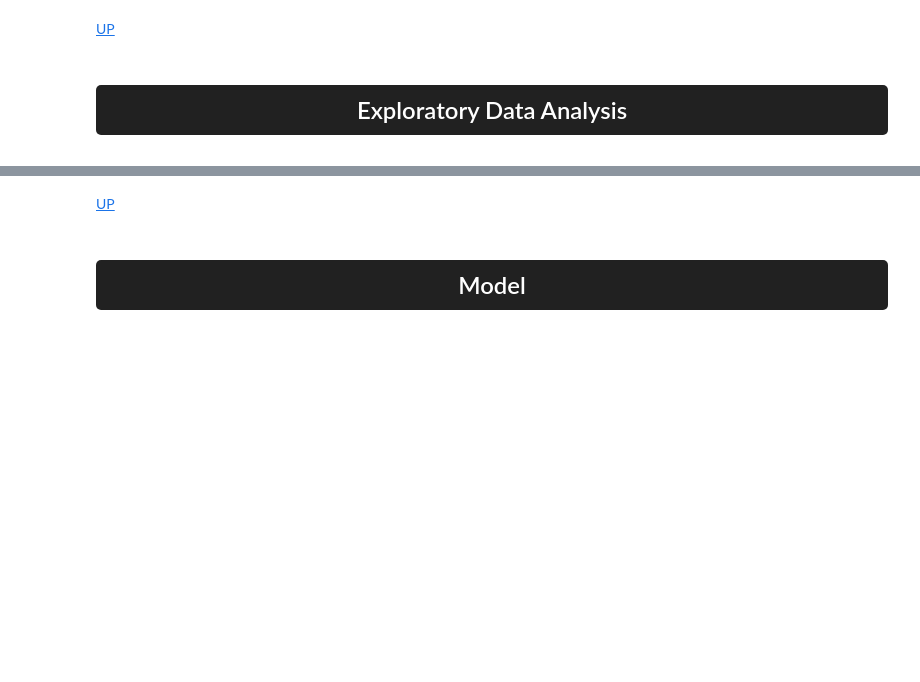
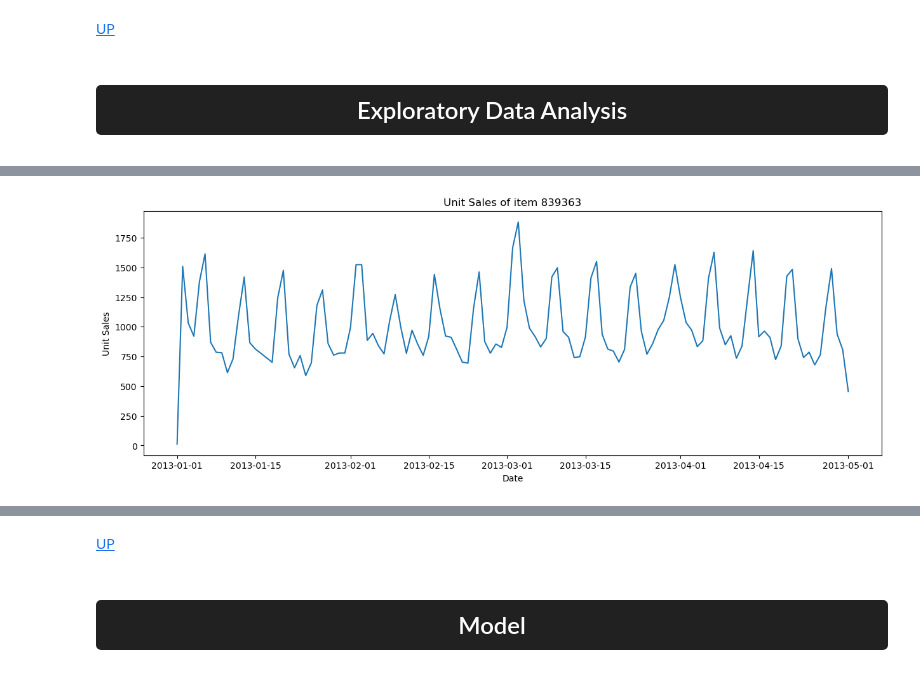
Before and after one commit to leopoldgerber/machine-learning-projects, a Jupyter notebook: time series - AR MA ARIMA.ipynb, the cells around one changed output, grey strips where cells are left out. Cells and saved outputs as stored; diff of their text form; code cells hidden in the pictures; blank space fills up the shorter version.

```diff
--- a/time series - AR MA ARIMA.ipynb
+++ b/time series - AR MA ARIMA.ipynb
@@ -136,0 +156,6 @@ Couple of different **techniques to selecting models**:
+# %%
+df = pd.read_csv('assets/time_series/store_sales.csv')
+
+# Get rid off unnecessary columns
+df = df[df.columns[2:]]
+df.head()
@@ -136,0 +184,25 @@ Couple of different **techniques to selecting models**:
+# %%
+# Change date column type
+df['date'] = pd.to_datetime(df['date'])
+
+# Get date features
+df['year'] = df['date'].dt.year
+df['month'] = df['date'].dt.month
+df['day'] = df['date'].dt.day
+
+# Select the most saled item
+max_item_sales = df['item_nbr'].value_counts().index[0]
+df_item = df[df['item_nbr'] == max_item_sales]
+# %%
+# Groupby date to create a time series dataframe
+df_time = df_item.groupby(['date']).agg({'unit_sales':'sum'}).sort_index()
+
+# Plot the time series
+fig, ax = plt.subplots(1, 1, figsize = (15, 5))
+sns.lineplot(df_time['unit_sales'])
+ax.set_title(f'Unit Sales of item {max_item_sales}')
+ax.set_xlabel('Date')
+ax.set_ylabel('Unit Sales')
+plt.show()
+# %% [output]
+[figure, added]
```
Also changed, not shown: parts of 11 cells of this notebook.
